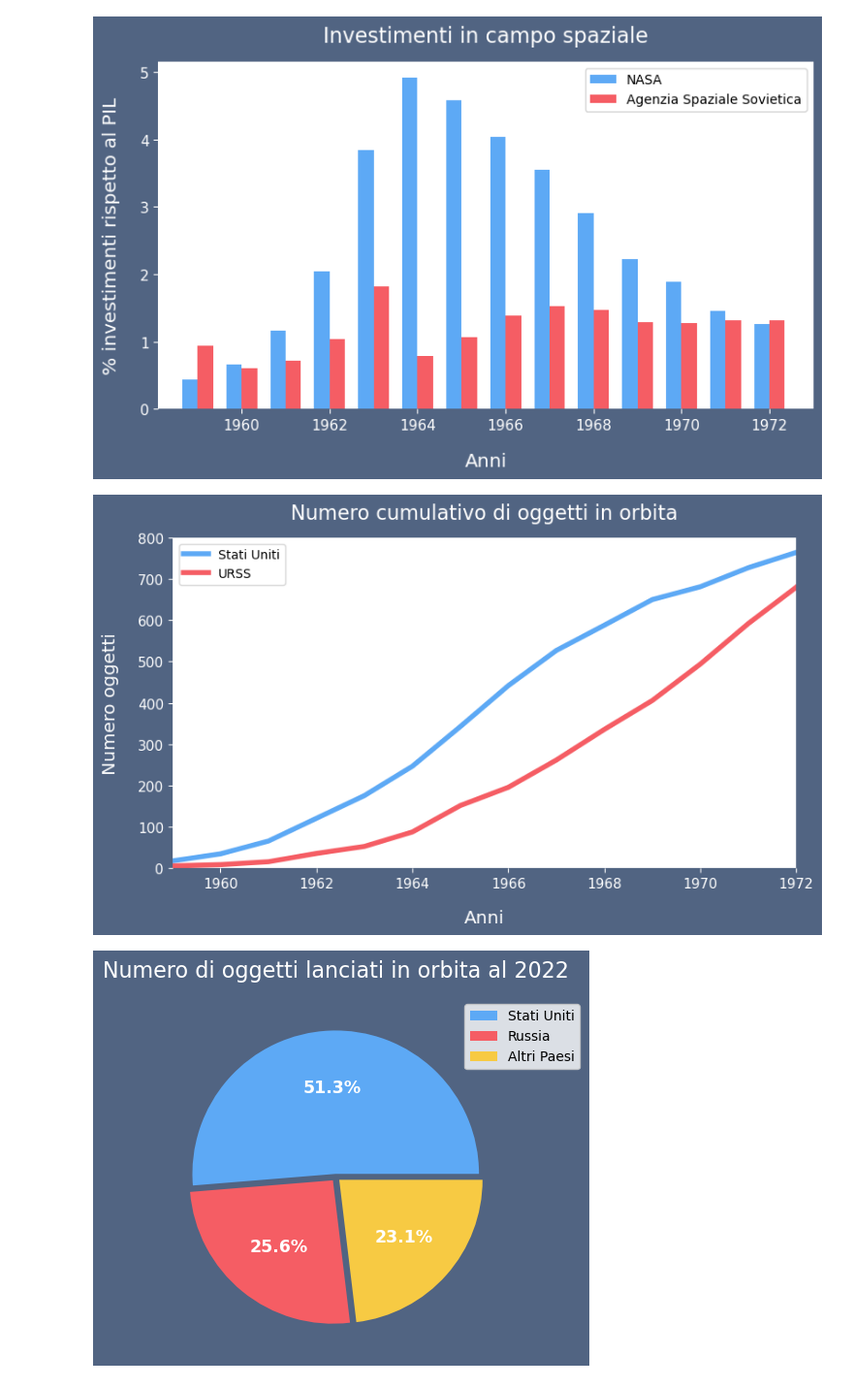
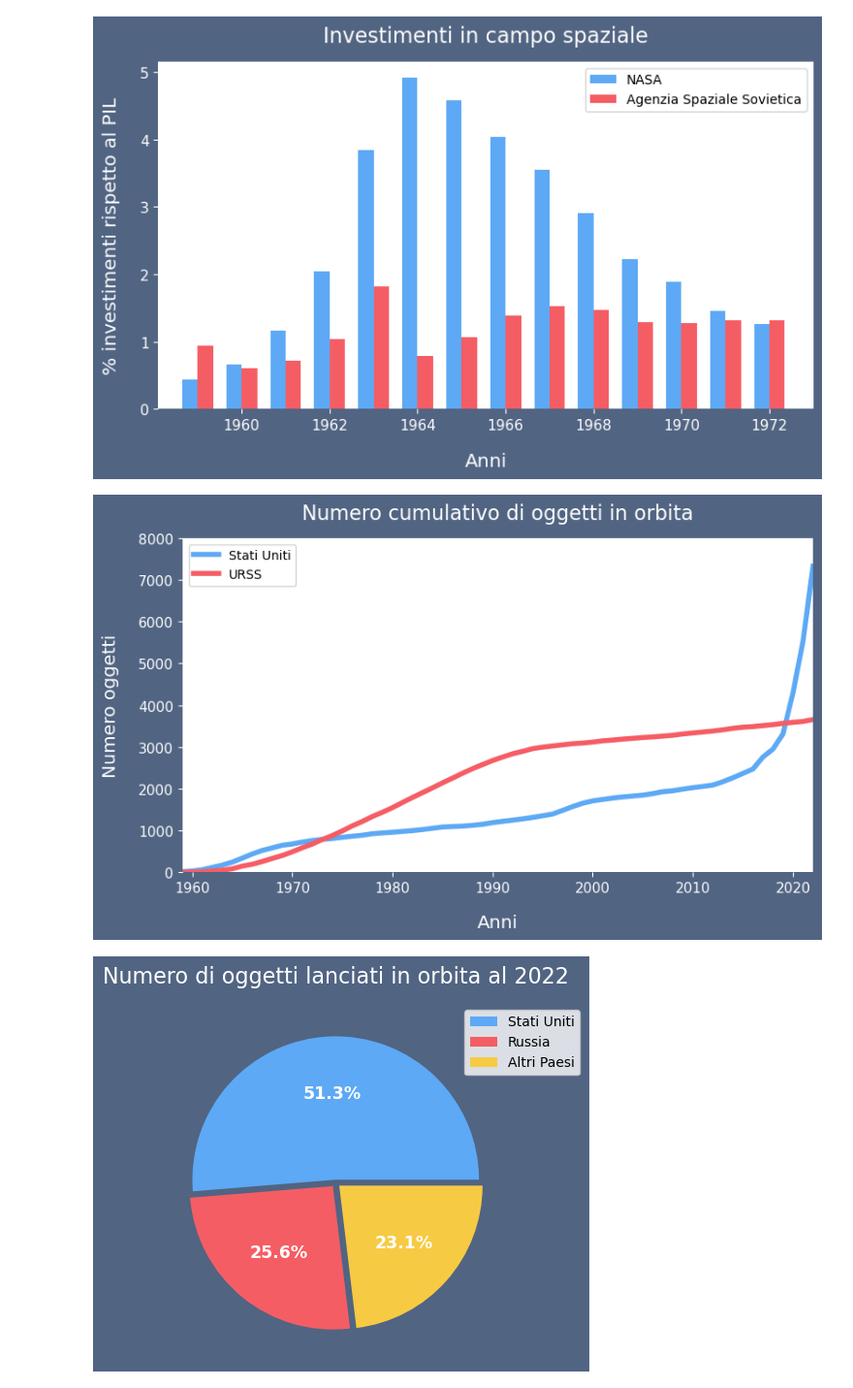
Before and after one commit to justcivah/visualizzazione-scientifica, a Jupyter notebook: grafici.ipynb, the cells around one changed output. Shown: that part at 97% size. Drawn from its saved outputs; the diff is of its cells as text; code cells hidden in the pictures.

```diff
--- a/grafici.ipynb
+++ b/grafici.ipynb
@@ -127,32 +127,32 @@ plt.savefig('g3.png', dpi=400, bbox_inches='tight')
 # %%
 objects_launches = pd.read_csv('data/cumulative-number-of-objects-launched-into-outer-space.csv', sep=',', index_col=0)
 usa_launches = objects_launches.loc['United States']
 urss_launches = objects_launches.loc['Russia']
 
 fig, ax = plt.subplots(figsize=(9, 4.8))
 
 x1 = usa_launches["Year"].values
 y1 = usa_launches["Cumulative Launches"].values
 
 x2 = urss_launches["Year"].values
 y2 = urss_launches["Cumulative Launches"].values
 
 plt.plot(x1, y1, color='#5da9f5', linewidth=4)
 plt.plot(x2, y2, color='#f55d64', linewidth=4)
 
 plt.legend(['Stati Uniti', 'URSS'], loc='upper left')
-plt.xlim(1959, 1972)
-plt.ylim(0, 800)
+plt.xlim(1959, 2022)
+plt.ylim(0, 8000)
 
 #Etichette
 ax.set_xlabel('Anni')
 ax.set_ylabel('Numero oggetti')
 ax.set_title('Numero cumulativo di oggetti in orbita')
 
 #plt.show()
 plt.savefig('g4.png', dpi=400, bbox_inches='tight')
 # %% [output]
-[figure, old version]
+[figure, new version]
 # %%
 objects_launches = pd.read_csv('data/cumulative-number-of-objects-launched-into-outer-space.csv', sep=',', index_col=0)
 
```
Also changed, not shown: parts of 7 cells of this notebook.
